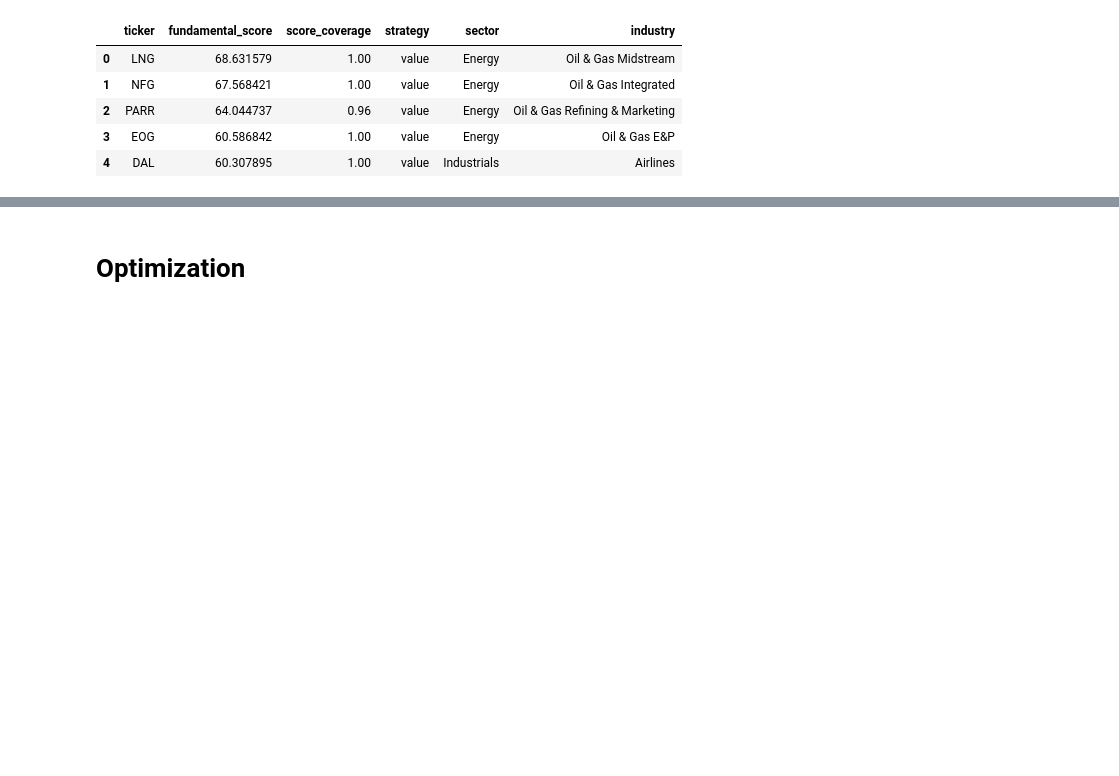
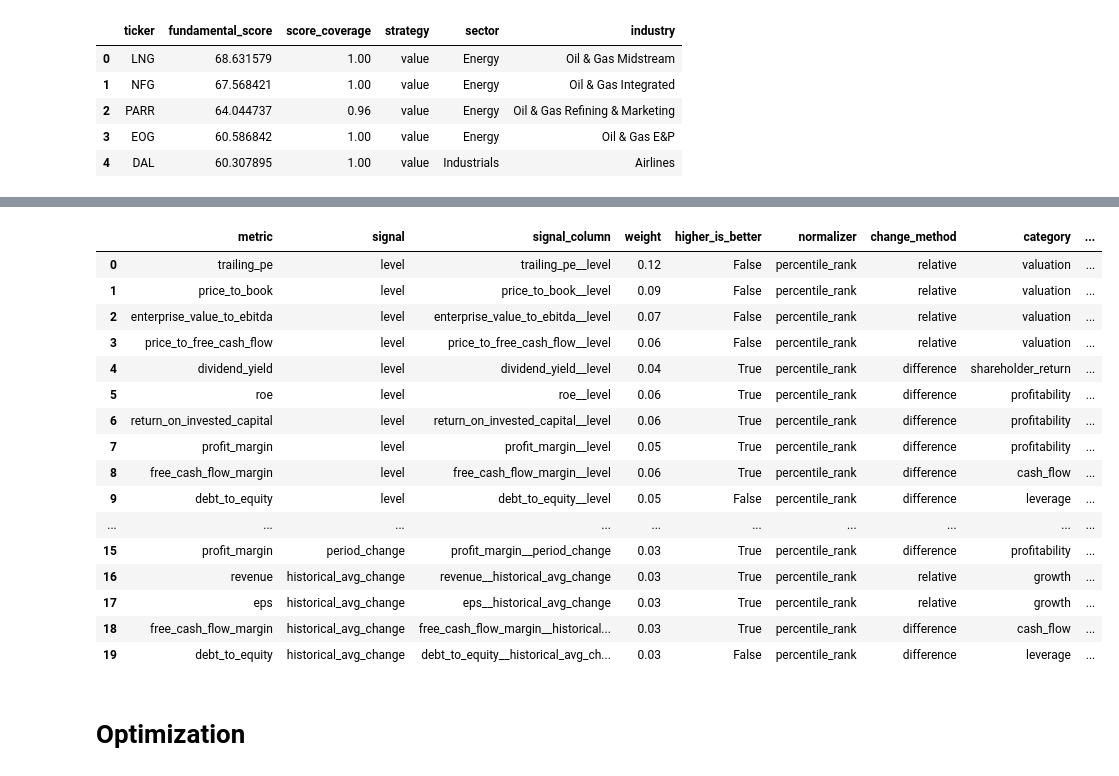
Before and after one commit to Rigobertoj/portafolios_inversion, a Jupyter notebook: research/08.20260501.energy_industry.ipynb, the cells around one changed output, grey strips where cells are left out. Saved outputs shown, nothing was run; the diff lists cells and outputs as text; code cells hidden in the pictures; blank space fills up the shorter version.

```diff
--- a/research/08.20260501.energy_industry.ipynb
+++ b/research/08.20260501.energy_industry.ipynb
@@ -282,0 +354,2 @@ report_value["selected"]
+# %%
+report_grow["score_components"].set_index(keys="ticker").T
@@ -283,3 +367,23 @@ report_value["selected"]
+# %%
+report_grow["score_weights"]
+# %% [output]
+|  | metric | signal | signal_column | weight | higher_is_better | normalizer | change_method | category | ... |
+| 0 | trailing_pe | level | trailing_pe__level | 0.12 | False | percentile_rank | relative | valuation | ... |
+| 1 | price_to_book | level | price_to_book__level | 0.09 | False | percentile_rank | relative | valuation | ... |
+| 2 | enterprise_value_to_ebitda | level | enterprise_value_to_ebitda__level | 0.07 | False | percentile_rank | relative | valuation | ... |
+| 3 | price_to_free_cash_flow | level | price_to_free_cash_flow__level | 0.06 | False | percentile_rank | relative | valuation | ... |
+| 4 | dividend_yield | level | dividend_yield__level | 0.04 | True | percentile_rank | difference | shareholder_return | ... |
+| 5 | roe | level | roe__level | 0.06 | True | percentile_rank | difference | profitability | ... |
+| 6 | return_on_invested_capital | level | return_on_invested_capital__level | 0.06 | True | percentile_rank | difference | profitability | ... |
+| 7 | profit_margin | level | profit_margin__level | 0.05 | True | percentile_rank | difference | profitability | ... |
+| 8 | free_cash_flow_margin | level | free_cash_flow_margin__level | 0.06 | True | percentile_rank | difference | cash_flow | ... |
+| 9 | debt_to_equity | level | debt_to_equity__level | 0.05 | False | percentile_rank | difference | leverage | ... |
+| ... | ... | ... | ... | ... | ... | ... | ... | ... | ... |
+| 15 | profit_margin | period_change | profit_margin__period_change | 0.03 | True | percentile_rank | difference | profitability | ... |
+| 16 | revenue | historical_avg_change | revenue__historical_avg_change | 0.03 | True | percentile_rank | relative | growth | ... |
+| 17 | eps | historical_avg_change | eps__historical_avg_change | 0.03 | True | percentile_rank | relative | growth | ... |
+| 18 | free_cash_flow_margin | historical_avg_change | free_cash_flow_margin__historical... | 0.03 | True | percentile_rank | difference | cash_flow | ... |
+| 19 | debt_to_equity | historical_avg_change | debt_to_equity__historical_avg_ch... | 0.03 | False | percentile_rank | difference | leverage | ... |
 # %% [markdown]
 # Optimization
 # %%
```
Also changed, not shown: parts of 20 cells of this notebook, 5 other files.
